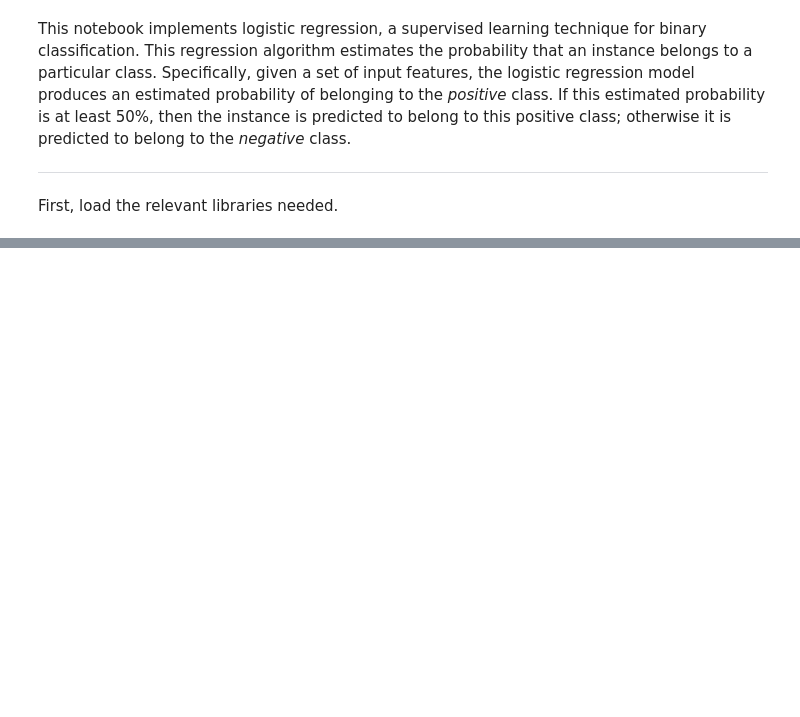
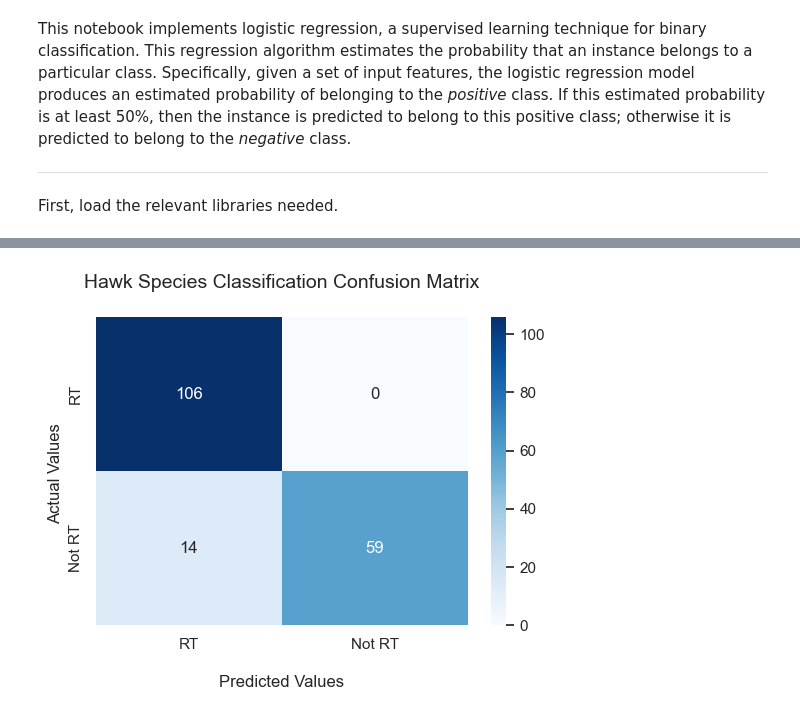
Before and after one commit to kary5678/INDE-577, a Jupyter notebook: supervised-learning/logistic_regression/logistic_regression.ipynb, the cells around one changed output, grey strips where cells are left out. Cells and saved outputs as stored; diff of their text form; code cells hidden in the pictures; blank space fills up the shorter version.

```diff
--- a/supervised-learning/logistic_regression/logistic_regression.ipynb
+++ b/supervised-learning/logistic_regression/logistic_regression.ipynb
@@ -225,0 +259,23 @@ log_reg.intercept_, log_reg.coef_
+# %%
+def plot_RT_confusion_matrix(y_actual, y_pred):
+    """
+    Plots the confusion matrix given the actual and predicted values
+    to easily view accurate classifications and type I/II errors
+    """
+    classes = [1, 0] # want to invert the order of the classes in outputted matrix
+    # Obtain confusion matrix
+    cf_matrix = confusion_matrix(y_actual, y_pred, labels=[1, 0])
+
+    # View the confusion matrix using the seaborn package
+    plt.figure(figsize = (6, 4))
+    ax = sns.heatmap(cf_matrix, annot=True, cmap='Blues', fmt='g')
+    ax.set_title('Hawk Species Classification Confusion Matrix\n', fontsize = 14)
+    ax.set_xlabel('\nPredicted Values', fontsize = 12)
+    ax.set_ylabel('Actual Values ', fontsize = 12)
+    ax.xaxis.set_ticklabels(["RT", "Not RT"])
+    ax.yaxis.set_ticklabels(["RT", "Not RT"])
+# %%
+plot_RT_confusion_matrix(y_test, y_test_pred)
+plt.show()
+# %% [output]
+[figure, added]
```
Also changed, not shown: parts of 43 cells of this notebook.
